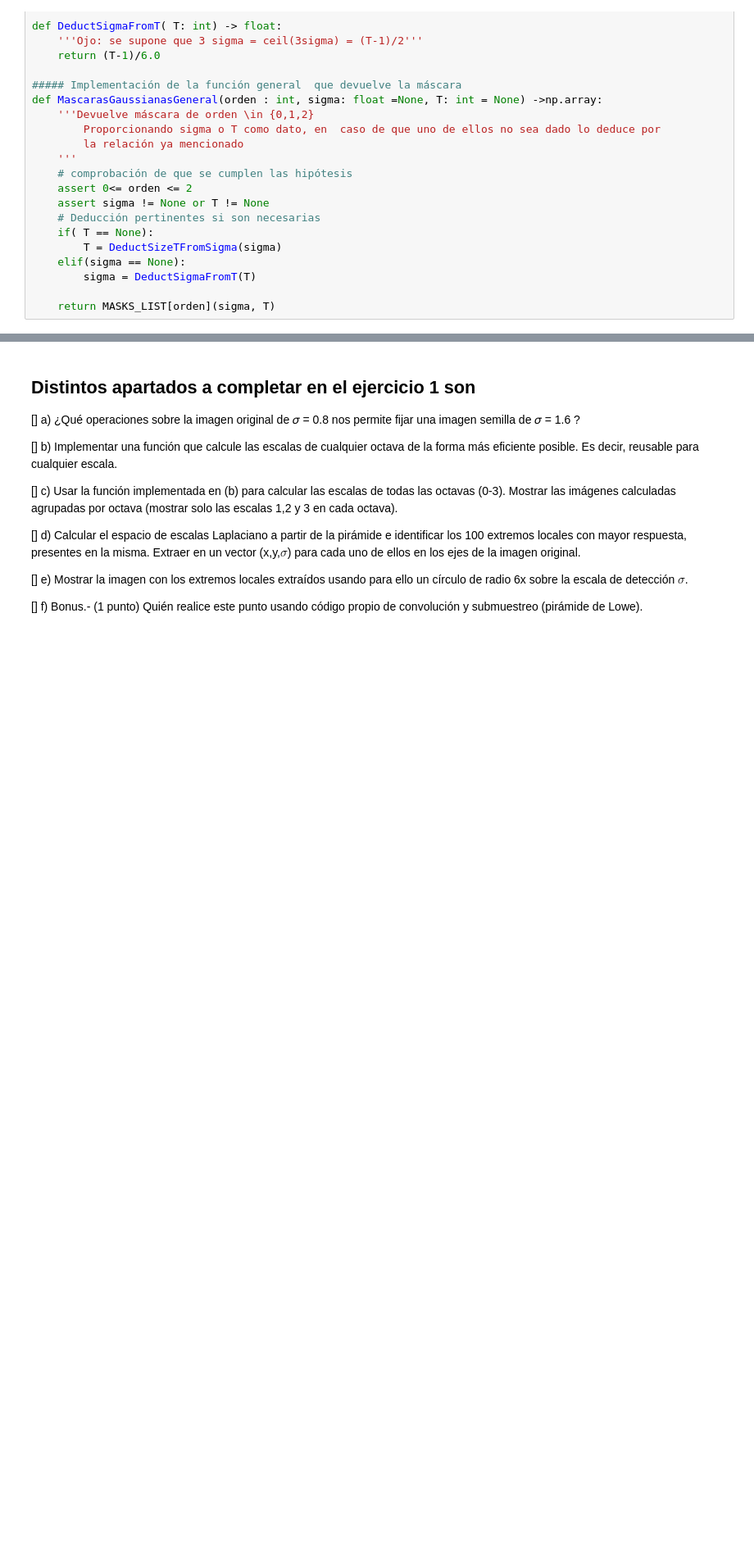
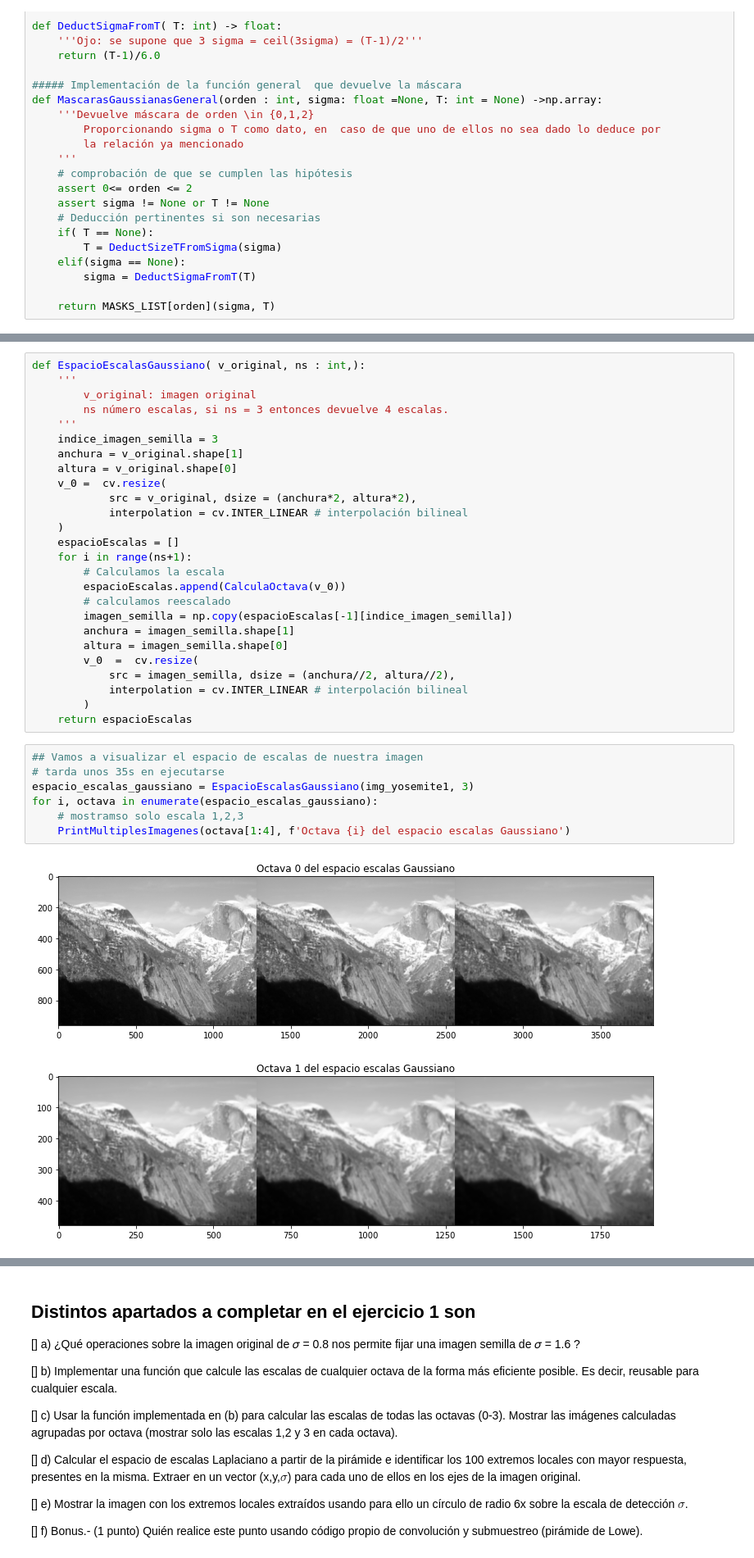
Before and after one commit to BlancaCC/Computer-vision, a Jupyter notebook: practica_2/memoria.ipynb, the cells around one changed output, grey strips where cells are left out. Shown at 82% size. Drawn from its saved outputs; the diff is of its cells as text; blank space fills up the shorter version.

```diff
--- a/practica_2/memoria.ipynb
+++ b/practica_2/memoria.ipynb
@@ -472,0 +477,36 @@ Para calcular
+# %%
+def EspacioEscalasGaussiano( v_original, ns : int,):
+    '''
+        v_original: imagen original
+        ns número escalas, si ns = 3 entonces devuelve 4 escalas.
+    '''
+    indice_imagen_semilla = 3
+    anchura = v_original.shape[1]
+    altura = v_original.shape[0]
+    v_0 =  cv.resize(
+            src = v_original, dsize = (anchura*2, altura*2),
+            interpolation = cv.INTER_LINEAR # interpolación bilineal
+    )
+    espacioEscalas = []
+    for i in range(ns+1):
+        # Calculamos la escala
+        espacioEscalas.append(CalculaOctava(v_0))
+        # calculamos reescalado
+        imagen_semilla = np.copy(espacioEscalas[-1][indice_imagen_semilla])
+        anchura = imagen_semilla.shape[1]
+        altura = imagen_semilla.shape[0]
+        v_0  =  cv.resize(
+            src = imagen_semilla, dsize = (anchura//2, altura//2),
+            interpolation = cv.INTER_LINEAR # interpolación bilineal
+        )
+    return espacioEscalas
+# %%
+## Vamos a visualizar el espacio de escalas de nuestra imagen
+# tarda unos 35s en ejecutarse
+espacio_escalas_gaussiano = EspacioEscalasGaussiano(img_yosemite1, 3)
+for i, octava in enumerate(espacio_escalas_gaussiano):
+    # mostramso solo escala 1,2,3
+    PrintMultiplesImagenes(octava[1:4], f'Octava {i} del espacio escalas Gaussiano')
+# %% [output]
+[figure, added]
+[figure, added]
```
Also changed, not shown: parts of 9 cells of this notebook.
